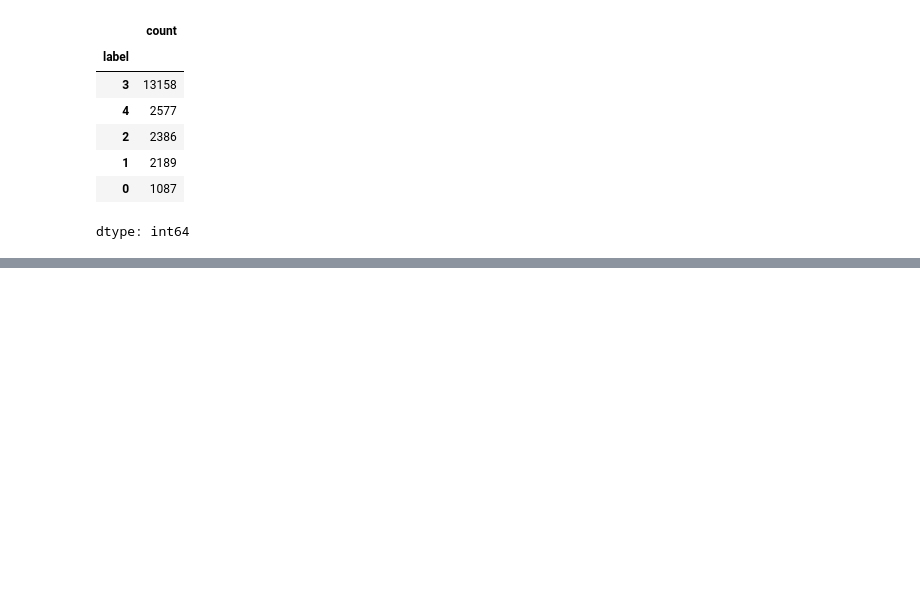
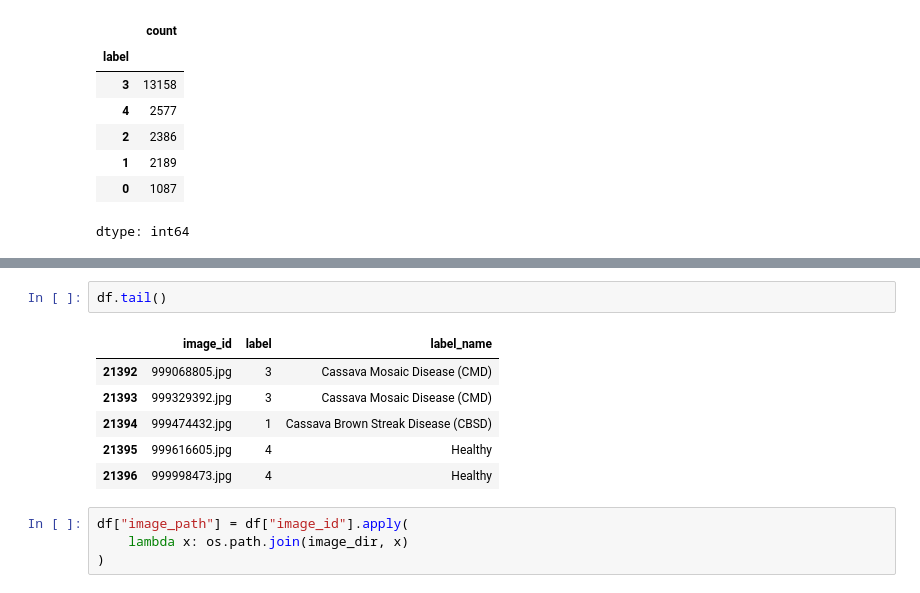
Before and after one commit to Rahman2007207/Crop-Disease-Image-Classification, a Jupyter notebook: CropDiseaseImageClassificationipynb.ipynb, the cells around one changed output, grey strips where cells are left out. Saved outputs shown, nothing was run; the diff lists cells and outputs as text; blank space fills up the shorter version.

```diff
--- a/CropDiseaseImageClassificationipynb.ipynb
+++ b/CropDiseaseImageClassificationipynb.ipynb
@@ -56,0 +129,13 @@ dtype: int64
+# %%
+df.tail()
+# %% [output]
+|  | image_id | label | label_name |
+| 21392 | 999068805.jpg | 3 | Cassava Mosaic Disease (CMD) |
+| 21393 | 999329392.jpg | 3 | Cassava Mosaic Disease (CMD) |
+| 21394 | 999474432.jpg | 1 | Cassava Brown Streak Disease (CBSD) |
+| 21395 | 999616605.jpg | 4 | Healthy |
+| 21396 | 999998473.jpg | 4 | Healthy |
+# %%
+df["image_path"] = df["image_id"].apply(
+    lambda x: os.path.join(image_dir, x)
+)
```
Also changed, not shown: parts of 34 cells of this notebook.
